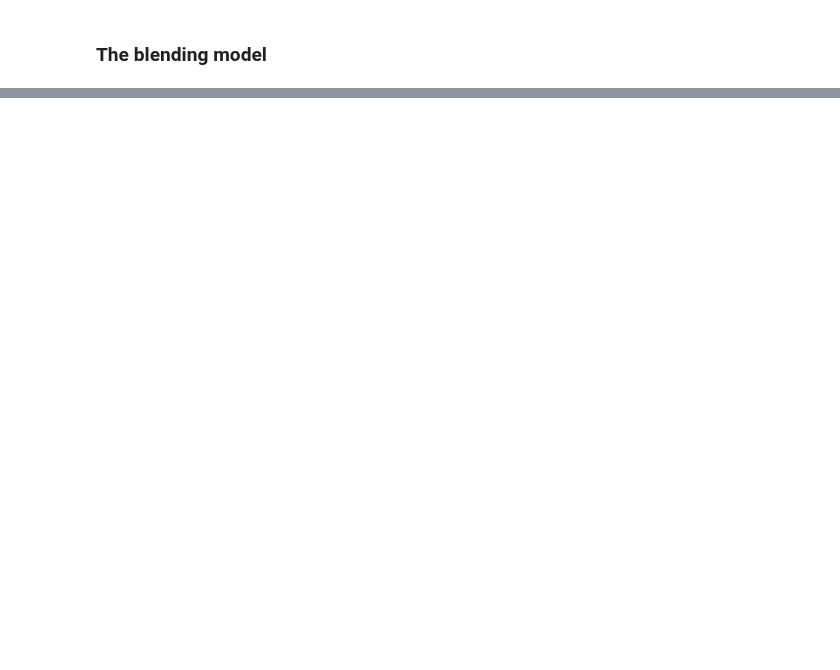
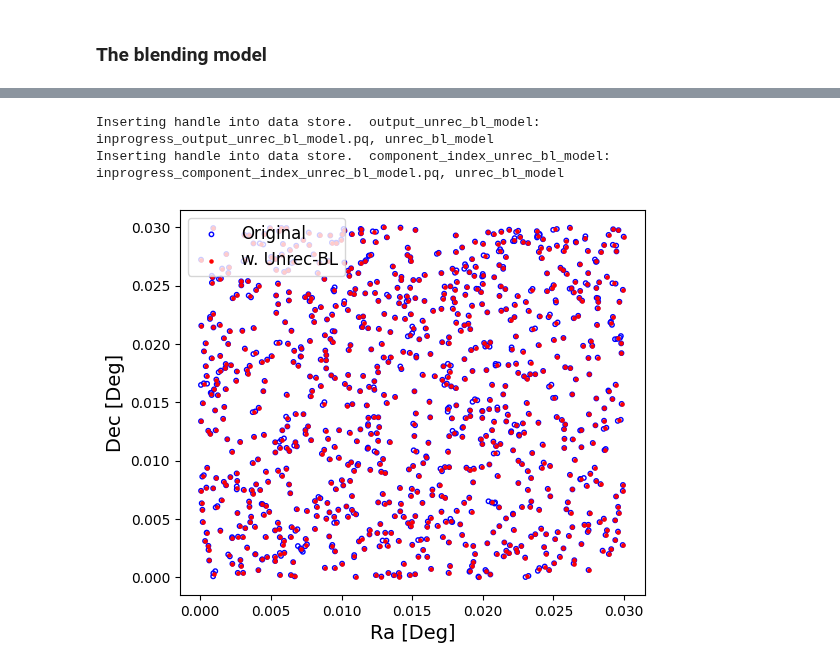
Before and after one commit to LSSTDESC/rail_astro_tools, a Jupyter notebook: src/rail/creation/degraders/bl_demo.ipynb, the cells around one changed output, grey strips where cells are left out. Saved outputs shown, nothing was run; the diff lists cells and outputs as text; code cells hidden in the pictures; blank space fills up the shorter version.

```diff
--- a/src/rail/creation/degraders/bl_demo.ipynb
+++ b/src/rail/creation/degraders/bl_demo.ipynb
@@ -36,7 +39,8 @@ plt.show()
 # %% [markdown]
 ### The blending model
 # %%
-## radius cut is in arcsecs
+## model configuration; linking length is in arcsecs
+
 blModel = UnrecBlModel.make_stage(name='unrec_bl_model', ra_label='ra', dec_label='dec', linking_lengths=1.0, \
-                                  bands='ugrizyYJHF')
+                                  bands='ugrizy')
 blModel.get_config_dict()
@@ -43,16 +65,25 @@ blModel.get_config_dict()
 # %%
-samples_w_bl = blModel(data_truth)
-samples_w_bl()
+# run the model
+
+outputs = blModel(data_truth)
+
+samples_w_bl = outputs['output'].data
+component_ind = outputs['compInd'].data
+# %% [output]
+Inserting handle into data store.  output_unrec_bl_model: inprogress_output_unrec_bl_model.pq, unrec_bl_model
+Inserting handle into data store.  component_index_unrec_bl_model: inprogress_component_index_unrec_bl_model.pq, unrec_bl_model
 # %%
 fig, ax = plt.subplots(figsize=(6, 5), dpi=100)
 
-ax.scatter(data_truth.data['ra'],   data_truth.data['dec'],   s=10, facecolors='none', edgecolors='b', label='Original')
-ax.scatter(samples_w_bl.data['ra'], samples_w_bl.data['dec'], s=5, c='r', label='w. Unrec-BL')
+ax.scatter(data_truth['ra'],   data_truth['dec'],   s=10, facecolors='none', edgecolors='b', label='Original')
+ax.scatter(samples_w_bl['ra'], samples_w_bl['dec'], s=5, c='r', label='w. Unrec-BL')
 
 ax.legend(loc=2, fontsize=12)
 ax.set_xlabel("Ra [Deg]", fontsize=14)
 ax.set_ylabel("Dec [Deg]", fontsize=14)
 
 plt.show()
+# %% [output]
+[figure, added]
 # %%
 b = 'r'
```
Also changed, not shown: parts of 8 cells of this notebook, 1 other file.
